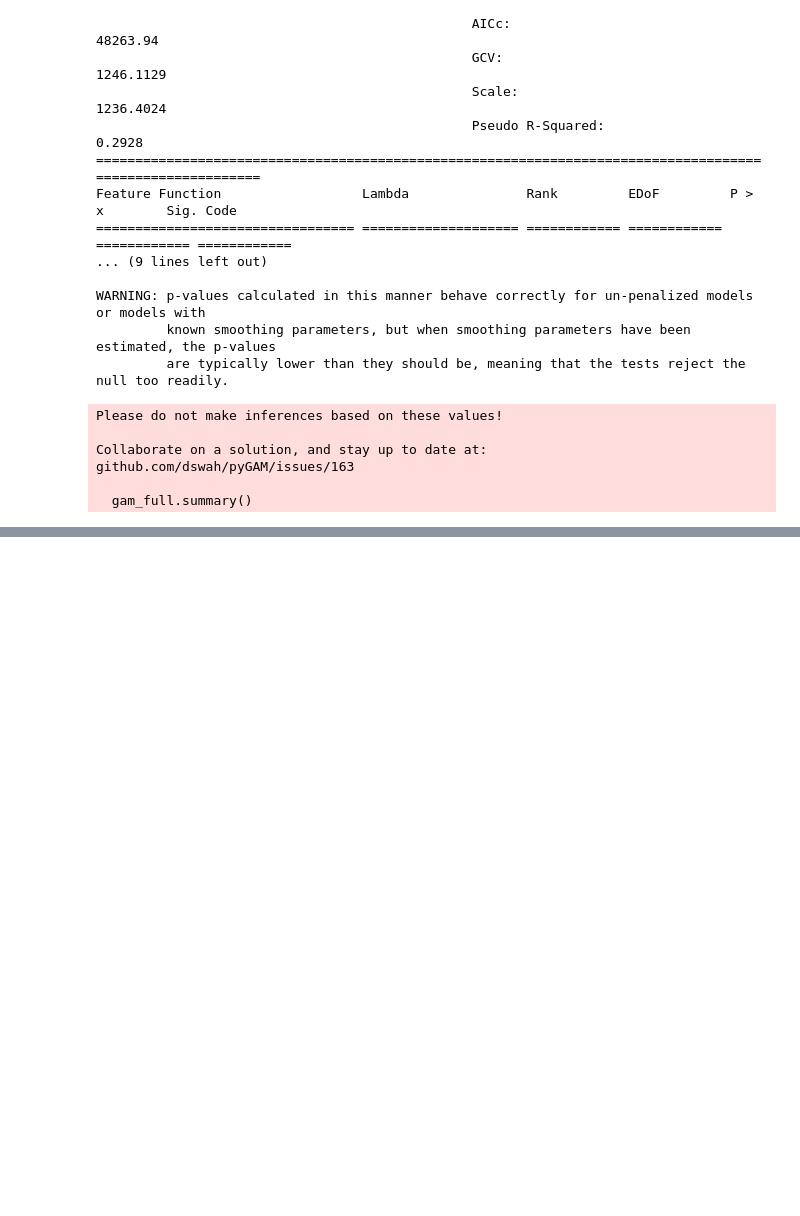
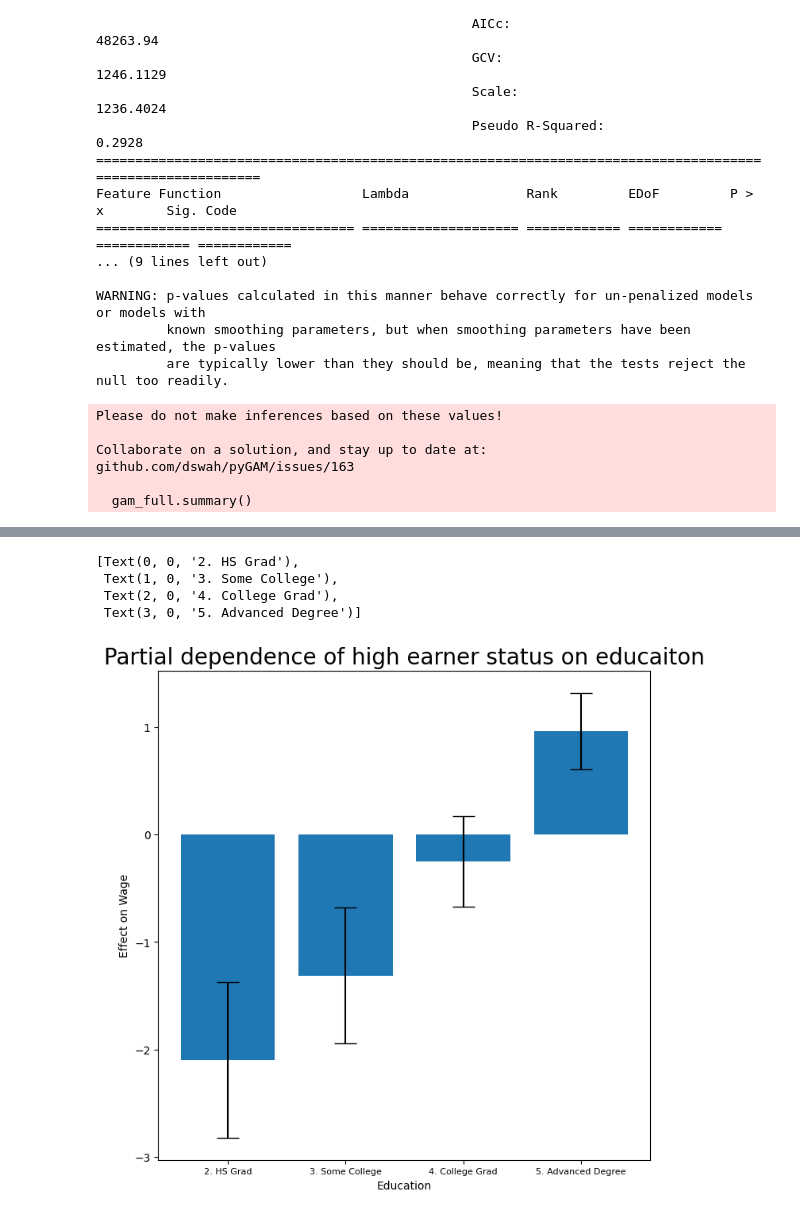
Before and after one commit to ARKA1112/ISLP_self, a Jupyter notebook: 7_Non_linear.ipynb, the cells around one changed output, grey strips where cells are left out. Cells and saved outputs as stored; diff of their text form; code cells hidden in the pictures; blank space fills up the shorter version.

```diff
--- a/8_Non_linear.ipynb
+++ b/7_Non_linear.ipynb
@@ -556,0 +592,13 @@ github.com/dswah/pyGAM/issues/163
+# %%
+# We see that there are no high earners in the first category of education, meaning that the model will have a hard time fitting. We will fit a logistic regression GAM excluding all observations falling into this category. This provides more sensible results.
+
+# To do so, we could subset the model matrix, though this will not remove the column from Xgam. Whiel we can deduce which column corresponds to this feature, for reproducibility's sake we reform the model matrix on this smaller subset.
+
+
+only_hs = Wage['education'] =='1. < HS Grad'
+Wage_ = Wage.loc[~only_hs]
+Xgam_ = np.column_stack([Wage_['age'],
+                         Wage_['year'],
+                         Wage_['education'].cat.codes-1])
+
+high_earn_ = Wage_['high_earn']
@@ -556,0 +612,15 @@ github.com/dswah/pyGAM/issues/163
+# %%
+# Lets look at the effect of educaiton ,year and age on high earner status now that we have removed those observations.
+
+fig, ax = subplots(figsize=(8,8))
+ax = plot_gam(gam_logit_, 2)
+ax.set_xlabel('Education')
+ax.set_ylabel('Effect on Wage')
+ax.set_title('Partial dependence of high earner status on educaiton', fontsize=20)
+ax.set_xticklabels(Wage['education'].cat.categories[1:], fontsize=8)
+# %% [output]
+[Text(0, 0, '2. HS Grad'),
+ Text(1, 0, '3. Some College'),
+ Text(2, 0, '4. College Grad'),
+ Text(3, 0, '5. Advanced Degree')]
+[figure, added]
```
Also changed, not shown: parts of 9 cells of this notebook, 1 other file.
